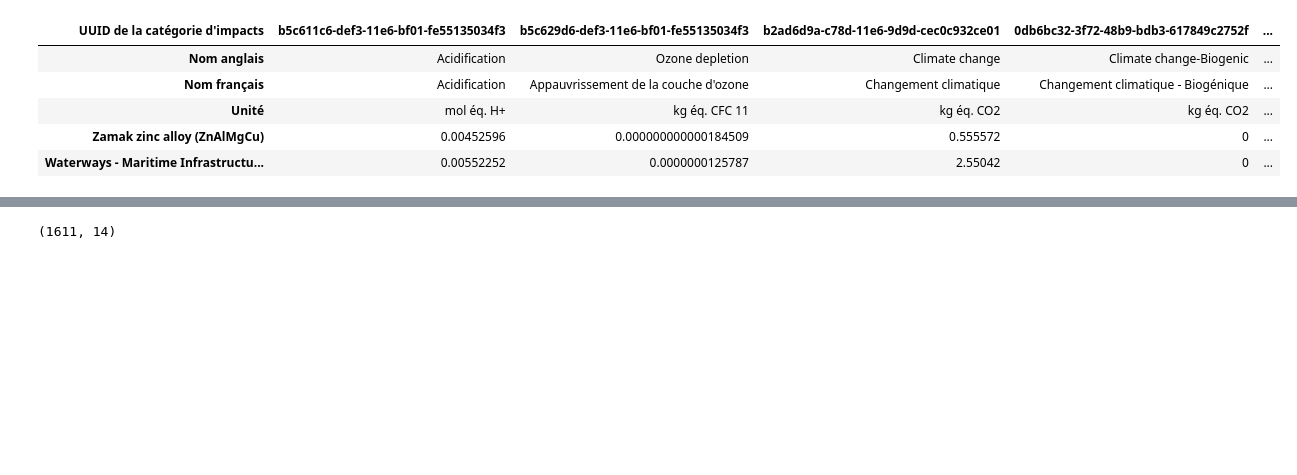
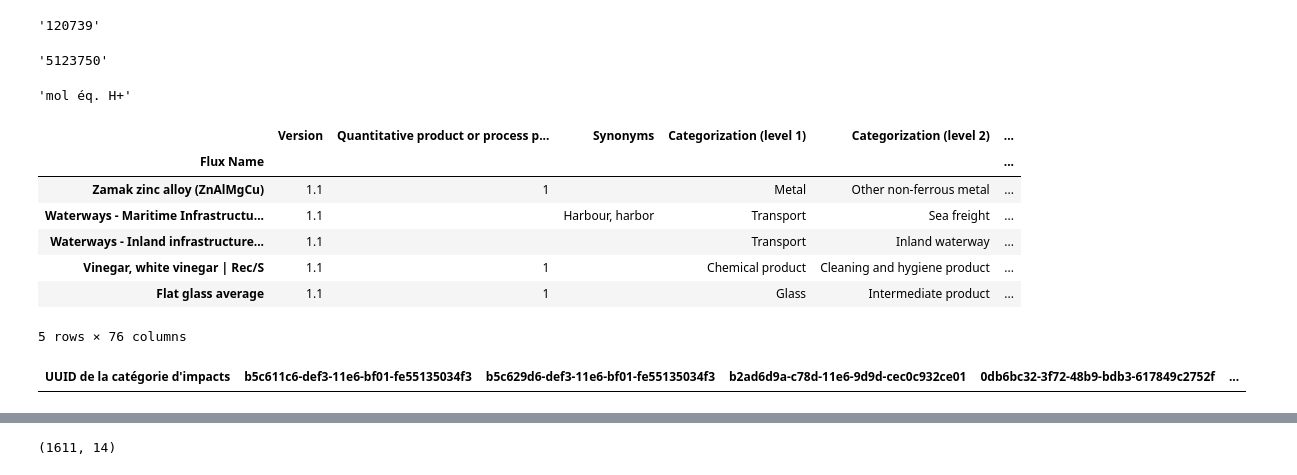
Before and after one commit to MarionBml/holis_viz, a Jupyter notebook: data_tests.ipynb, the cells around one changed output, grey strips where cells are left out. Drawn from its saved outputs; the diff is of its cells as text; code cells hidden in the pictures; blank space fills up the shorter version.

```diff
--- a/data_tests.ipynb
+++ b/data_tests.ipynb
@@ -20,9 +20,27 @@ proc_imp = load_proc_imp()
+# %%
+proc_imp.loc['Electricity grid mix, OM','b5c632be-def3-11e6-bf01-fe55135034f3']
+# %% [output]
+'120739'
+# %%
+proc_imp.loc['Electricity grid mix, IS','b5c632be-def3-11e6-bf01-fe55135034f3']
+# %% [output]
+'5123750'
+# %%
+proc_imp.iloc[3:,0].max()
+# %% [output]
+'mol éq. H+'
 # %%
-proc_imp.head()
+process_details.head()
 # %% [output]
-| UUID de la catégorie d'impacts | b5c611c6-def3-11e6-bf01-fe55135034f3 | b5c629d6-def3-11e6-bf01-fe55135034f3 | b2ad6d9a-c78d-11e6-9d9d-cec0c932ce01 | 0db6bc32-3f72-48b9-bdb3-617849c2752f | ... |
-| Nom anglais | Acidification | Ozone depletion | Climate change | Climate change-Biogenic | ... |
-| Nom français | Acidification | Appauvrissement de la couche d'ozone | Changement climatique | Changement climatique - Biogénique | ... |
-| Unité | mol éq. H+ | kg éq. CFC 11 | kg éq. CO2 | kg éq. CO2 | ... |
-| Zamak zinc alloy (ZnAlMgCu) | 0.00452596 | 0.000000000000184509 | 0.555572 | 0 | ... |
-| Waterways - Maritime Infrastructu... | 0.00552252 | 0.0000000125787 | 2.55042 | 0 | ... |
+|  | Version | Quantitative product or process p... | Synonyms | Categorization (level 1) | Categorization (level 2) | ... |
+| Flux Name |  |  |  |  |  | ... |
+| Zamak zinc alloy (ZnAlMgCu) | 1.1 | 1 |  | Metal | Other non-ferrous metal | ... |
+| Waterways - Maritime Infrastructu... | 1.1 |  | Harbour, harbor | Transport | Sea freight | ... |
+| Waterways - Inland infrastructure... | 1.1 |  |  | Transport | Inland waterway | ... |
+| Vinegar, white vinegar | Rec/S | 1.1 | 1 |  | Chemical product | Cleaning and hygiene product | ... |
+| Flat glass average | 1.1 | 1 |  | Glass | Intermediate product | ... |
+5 rows × 76 columns
+# %%
+proc_imp[proc_imp.index.isin(process_details['Flux Name'])]
+# %% [output]
+| UUID de la catégorie d'impacts | b5c611c6-def3-11e6-bf01-fe55135034f3 | b5c629d6-def3-11e6-bf01-fe55135034f3 | b2ad6d9a-c78d-11e6-9d9d-cec0c932ce01 | 0db6bc32-3f72-48b9-bdb3-617849c2752f | ... |
```
Also changed, not shown: parts of 9 cells of this notebook, 6 other files.
